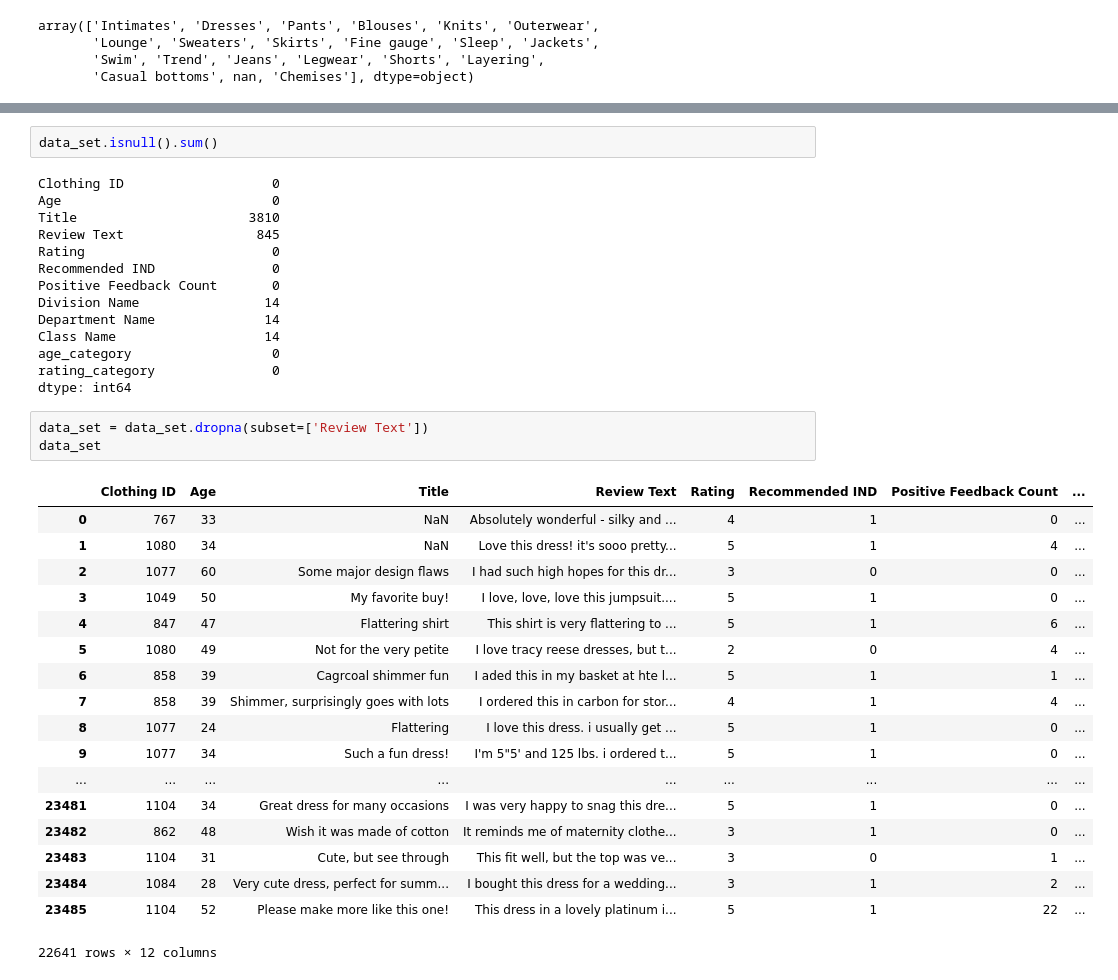
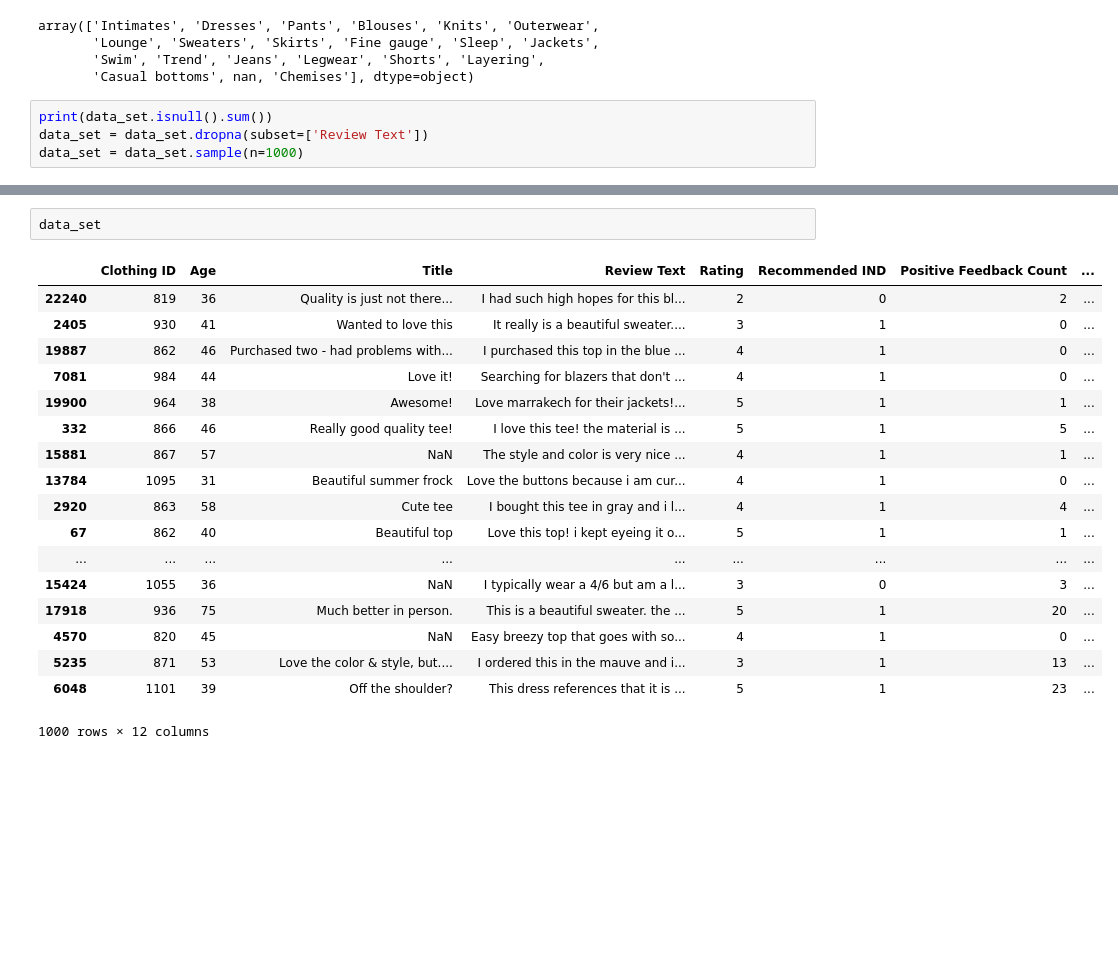
Before and after one commit to if1015-datascience-ufpe/2018-2-projeto-prepi, a Jupyter notebook: projeto/preprocessing.ipynb, the cells around one changed output, grey strips where cells are left out. Cells and saved outputs as stored; diff of their text form; blank space fills up the shorter version.

Commit message:
subset of reviews

```diff
--- a/projeto/preprocessing.ipynb
+++ b/projeto/preprocessing.ipynb
@@ -46,3 +46,7 @@ array(['Intimates', 'Dresses', 'Pants', 'Blouses', 'Knits', 'Outerwear',
        'Lounge', 'Sweaters', 'Skirts', 'Fine gauge', 'Sleep', 'Jackets',
        'Swim', 'Trend', 'Jeans', 'Legwear', 'Shorts', 'Layering',
        'Casual bottoms', nan, 'Chemises'], dtype=object)
+# %%
+print(data_set.isnull().sum())
+data_set = data_set.dropna(subset=['Review Text'])
+data_set = data_set.sample(n=1000)
@@ -49,38 +67,21 @@ array(['Intimates', 'Dresses', 'Pants', 'Blouses', 'Knits', 'Outerwear',
 # %%
-data_set.isnull().sum()
+data_set
 # %% [output]
+|  | Clothing ID | Age | Title | Review Text | Rating | Recommended IND | Positive Feedback Count | ... |
+| 22240 | 819 | 36 | Quality is just not there... | I had such high hopes for this bl... | 2 | 0 | 2 | ... |
+| 2405 | 930 | 41 | Wanted to love this | It really is a beautiful sweater.... | 3 | 1 | 0 | ... |
+| 19887 | 862 | 46 | Purchased two - had problems with... | I purchased this top in the blue ... | 4 | 1 | 0 | ... |
+| 7081 | 984 | 44 | Love it! | Searching for blazers that don't ... | 4 | 1 | 0 | ... |
+| 19900 | 964 | 38 | Awesome! | Love marrakech for their jackets!... | 5 | 1 | 1 | ... |
+| 332 | 866 | 46 | Really good quality tee! | I love this tee! the material is ... | 5 | 1 | 5 | ... |
+| 15881 | 867 | 57 | NaN | The style and color is very nice ... | 4 | 1 | 1 | ... |
+| 13784 | 1095 | 31 | Beautiful summer frock | Love the buttons because i am cur... | 4 | 1 | 0 | ... |
+| 2920 | 863 | 58 | Cute tee | I bought this tee in gray and i l... | 4 | 1 | 4 | ... |
+| 67 | 862 | 40 | Beautiful top | Love this top! i kept eyeing it o... | 5 | 1 | 1 | ... |
+| ... | ... | ... | ... | ... | ... | ... | ... | ... |
+| 15424 | 1055 | 36 | NaN | I typically wear a 4/6 but am a l... | 3 | 0 | 3 | ... |
+| 17918 | 936 | 75 | Much better in person. | This is a beautiful sweater. the ... | 5 | 1 | 20 | ... |
+| 4570 | 820 | 45 | NaN | Easy breezy top that goes with so... | 4 | 1 | 0 | ... |
+| 5235 | 871 | 53 | Love the color & style, but.... | I ordered this in the mauve and i... | 3 | 1 | 13 | ... |
+| 6048 | 1101 | 39 | Off the shoulder? | This dress references that it is ... | 5 | 1 | 23 | ... |
-Clothing ID                   0
-Age                           0
-Title                      3810
-Review Text                 845
-Rating                        0
-Recommended IND               0
-Positive Feedback Count       0
-Division Name                14
-Department Name              14
-Class Name                   14
-age_category                  0
-rating_category               0
-dtype: int64
+1000 rows × 12 columns
-# %%
-data_set = data_set.dropna(subset=['Review Text'])
-data_set
-# %% [output]
-|  | Clothing ID | Age | Title | Review Text | Rating | Recommended IND | Positive Feedback Count | ... |
-| 0 | 767 | 33 | NaN | Absolutely wonderful - silky and ... | 4 | 1 | 0 | ... |
-| 1 | 1080 | 34 | NaN | Love this dress! it's sooo pretty... | 5 | 1 | 4 | ... |
-| 2 | 1077 | 60 | Some major design flaws | I had such high hopes for this dr... | 3 | 0 | 0 | ... |
-| 3 | 1049 | 50 | My favorite buy! | I love, love, love this jumpsuit.... | 5 | 1 | 0 | ... |
-| 4 | 847 | 47 | Flattering shirt | This shirt is very flattering to ... | 5 | 1 | 6 | ... |
-| 5 | 1080 | 49 | Not for the very petite | I love tracy reese dresses, but t... | 2 | 0 | 4 | ... |
-| 6 | 858 | 39 | Cagrcoal shimmer fun | I aded this in my basket at hte l... | 5 | 1 | 1 | ... |
-| 7 | 858 | 39 | Shimmer, surprisingly goes with lots | I ordered this in carbon for stor... | 4 | 1 | 4 | ... |
-| 8 | 1077 | 24 | Flattering | I love this dress. i usually get ... | 5 | 1 | 0 | ... |
-| 9 | 1077 | 34 | Such a fun dress! | I'm 5"5' and 125 lbs. i ordered t... | 5 | 1 | 0 | ... |
-| ... | ... | ... | ... | ... | ... | ... | ... | ... |
-| 23481 | 1104 | 34 | Great dress for many occasions | I was very happy to snag this dre... | 5 | 1 | 0 | ... |
-| 23482 | 862 | 48 | Wish it was made of cotton | It reminds me of maternity clothe... | 3 | 1 | 0 | ... |
-| 23483 | 1104 | 31 | Cute, but see through | This fit well, but the top was ve... | 3 | 0 | 1 | ... |
-| 23484 | 1084 | 28 | Very cute dress, perfect for summ... | I bought this dress for a wedding... | 3 | 1 | 2 | ... |
-| 23485 | 1104 | 52 | Please make more like this one! | This dress in a lovely platinum i... | 5 | 1 | 22 | ... |
-22641 rows × 12 columns
```
Also changed, not shown: parts of 1 cell of this notebook.
